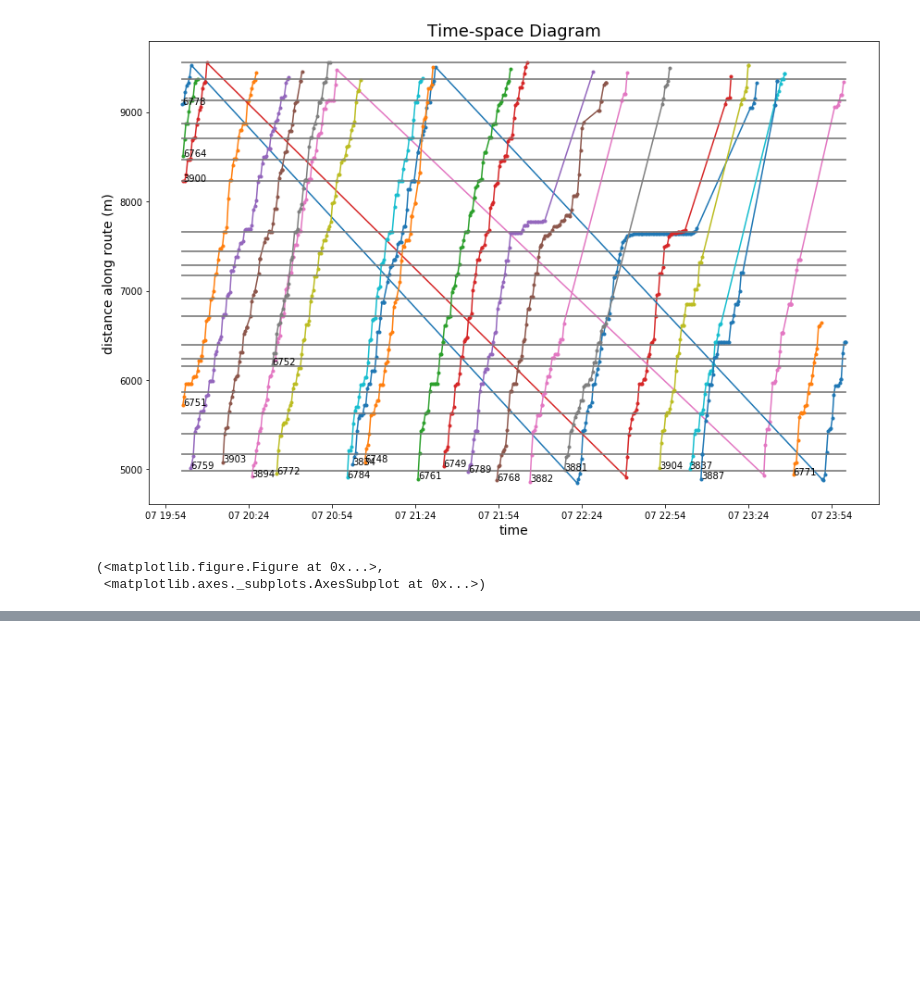
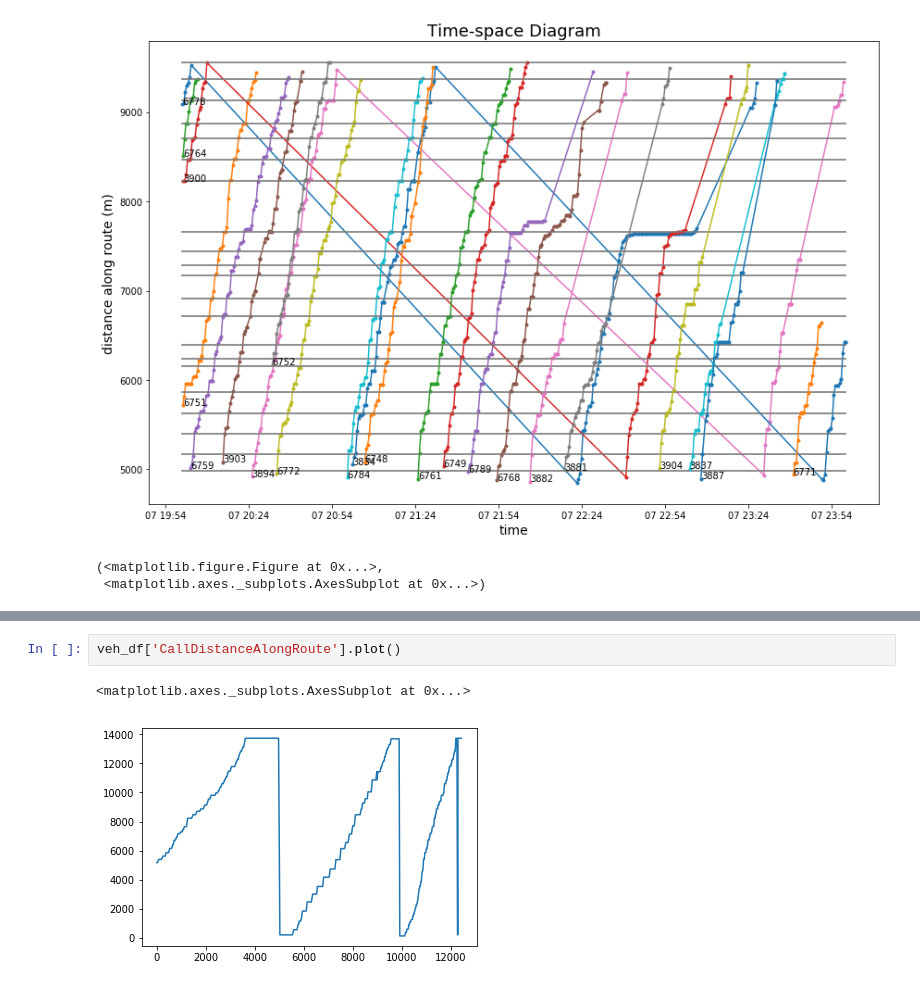
Before and after one commit to ywnch/NYC-bus-LTT-prediction, a Jupyter notebook: data-processing.ipynb, the cells around one changed output, grey strips where cells are left out. Saved outputs shown, nothing was run; the diff lists cells and outputs as text; blank space fills up the shorter version.

```diff
--- a/data-processing.ipynb
+++ b/data-processing.ipynb
@@ -224,0 +305,5 @@ plot_tsd(df, dir_ref=1)
+# %%
+veh_df['CallDistanceAlongRoute'].plot()
+# %% [output]
+<matplotlib.axes._subplots.AxesSubplot at 0x...>
+[figure, added]
```
Also changed, not shown: parts of 13 cells of this notebook, 1 other file.
